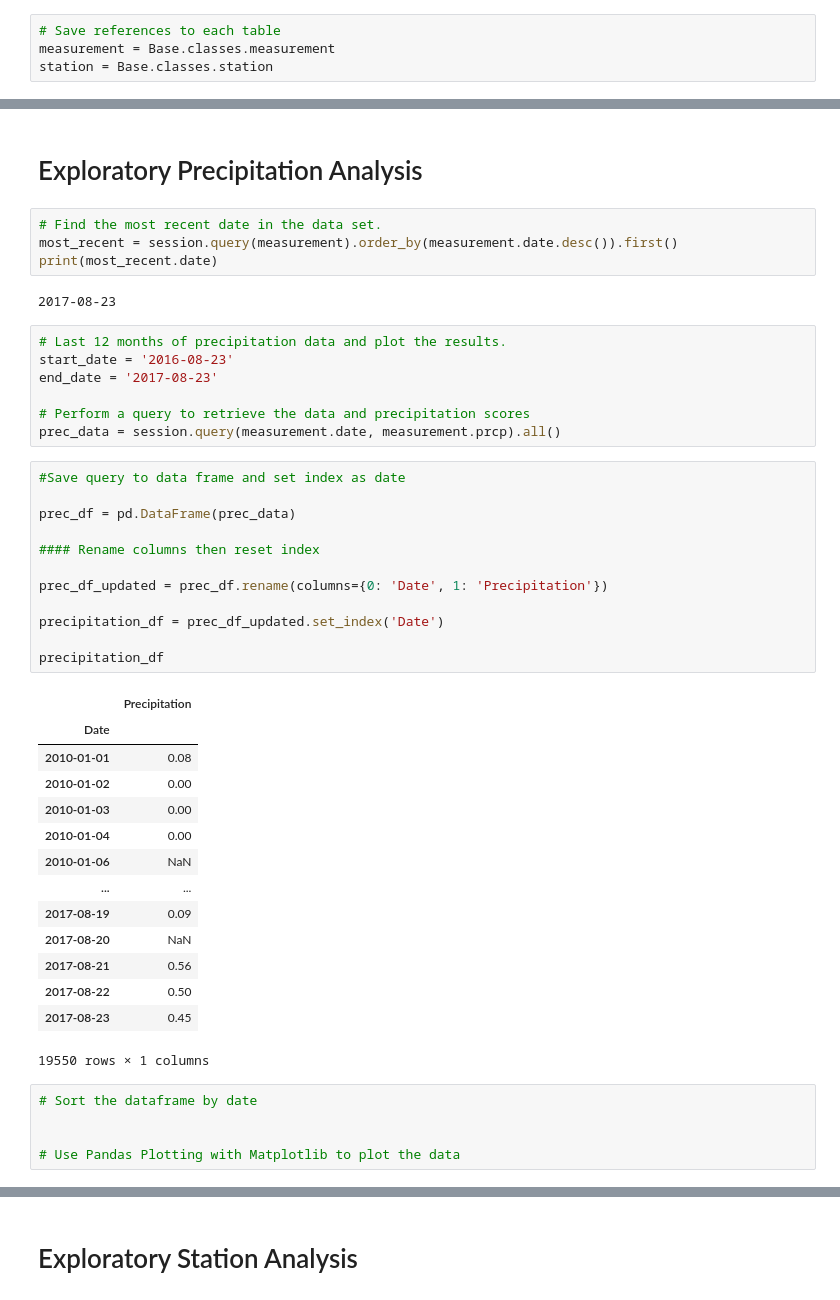
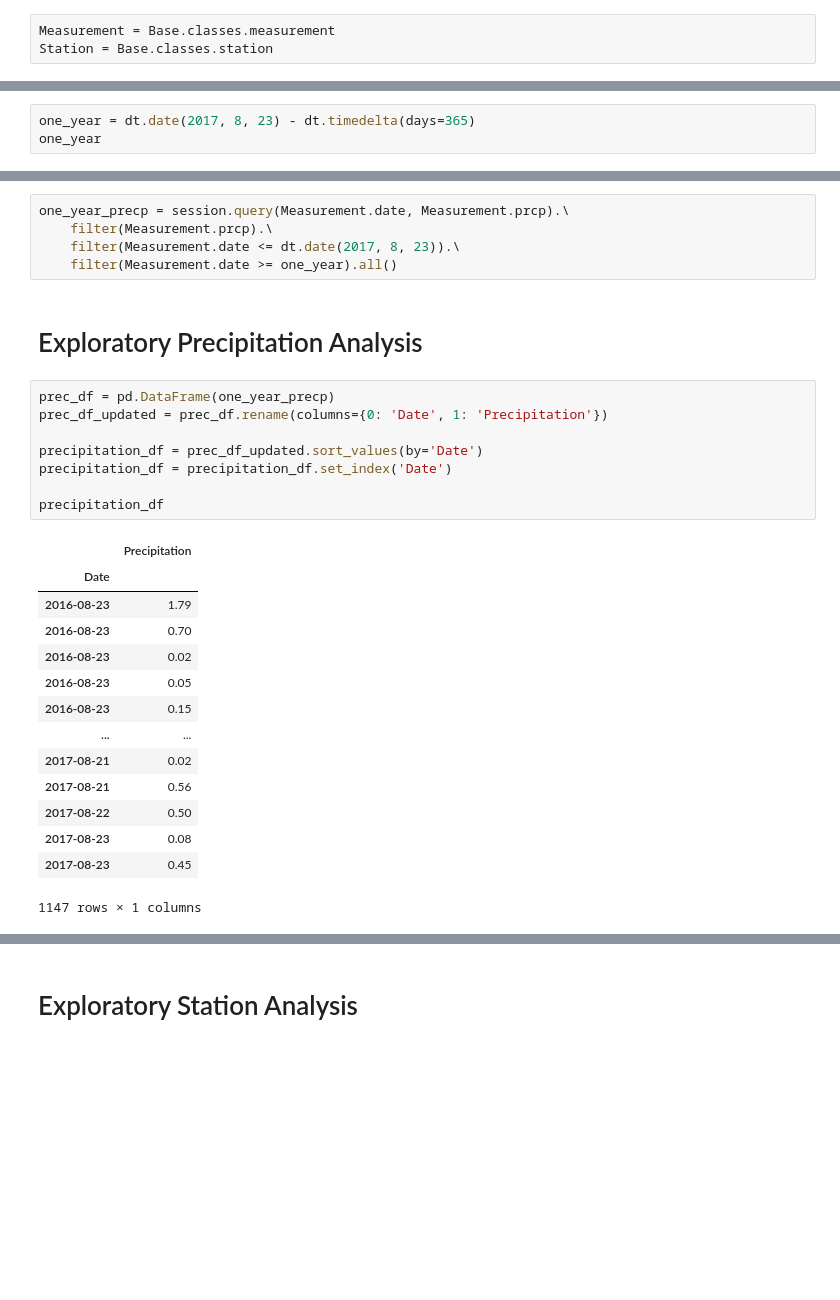
Before and after one commit to valputla/SQLAlchemy-Challenge, a Jupyter notebook: climate_starter.ipynb, the cells around one changed output, grey strips where cells are left out. Drawn from its saved outputs; the diff is of its cells as text; blank space fills up the shorter version.

```diff
--- a/climate_starter.ipynb
+++ b/climate_starter.ipynb
@@ -51,6 +47,5 @@ latitude FLOAT
 longitude FLOAT
 elevation FLOAT
 # %%
-# Save references to each table
-measurement = Base.classes.measurement
-station = Base.classes.station
+Measurement = Base.classes.measurement
+Station = Base.classes.station
@@ -59,0 +59,3 @@ session = Session(engine)
+# %%
+one_year = dt.date(2017, 8, 23) - dt.timedelta(days=365)
+one_year
@@ -60,47 +64,30 @@ session = Session(engine)
+# %%
+one_year_precp = session.query(Measurement.date, Measurement.prcp).\
+    filter(Measurement.prcp).\
+    filter(Measurement.date <= dt.date(2017, 8, 23)).\
+    filter(Measurement.date >= one_year).all()
 # %% [markdown]
 # Exploratory Precipitation Analysis
-# %%
-# Find the most recent date in the data set.
-most_recent = session.query(measurement).order_by(measurement.date.desc()).first()
-print(most_recent.date)
-# %% [output]
-2017-08-23
-# %%
-# Last 12 months of precipitation data and plot the results.
-start_date = '2016-08-23'
-end_date = '2017-08-23'
-
-# Perform a query to retrieve the data and precipitation scores
-prec_data = session.query(measurement.date, measurement.prcp).all()
 # %%
-#Save query to data frame and set index as date
-
-prec_df = pd.DataFrame(prec_data)
-
-#### Rename columns then reset index
-
+prec_df = pd.DataFrame(one_year_precp)
 prec_df_updated = prec_df.rename(columns={0: 'Date', 1: 'Precipitation'})
 
-precipitation_df = prec_df_updated.set_index('Date')
+precipitation_df = prec_df_updated.sort_values(by='Date')
+precipitation_df = precipitation_df.set_index('Date')
 
 precipitation_df
 # %% [output]
 |  | Precipitation |
 | Date |  |
-| 2010-01-01 | 0.08 |
-| 2010-01-02 | 0.00 |
-| 2010-01-03 | 0.00 |
-| 2010-01-04 | 0.00 |
-| 2010-01-06 | NaN |
+| 2016-08-23 | 1.79 |
+| 2016-08-23 | 0.70 |
+| 2016-08-23 | 0.02 |
+| 2016-08-23 | 0.05 |
+| 2016-08-23 | 0.15 |
 | ... | ... |
-| 2017-08-19 | 0.09 |
-| 2017-08-20 | NaN |
+| 2017-08-21 | 0.02 |
 | 2017-08-21 | 0.56 |
 | 2017-08-22 | 0.50 |
+| 2017-08-23 | 0.08 |
 | 2017-08-23 | 0.45 |
-19550 rows × 1 columns
+1147 rows × 1 columns
-# %%
-# Sort the dataframe by date
-
-
-# Use Pandas Plotting with Matplotlib to plot the data
```
Also changed, not shown: parts of 14 cells of this notebook, 1 other file.
